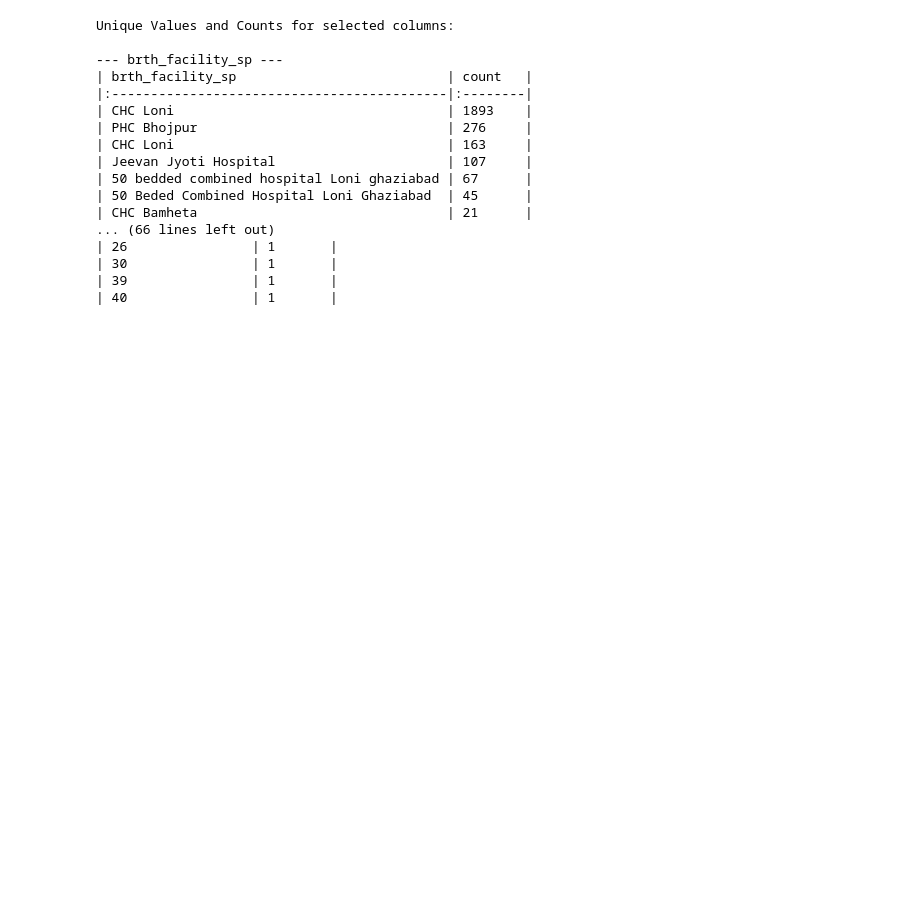
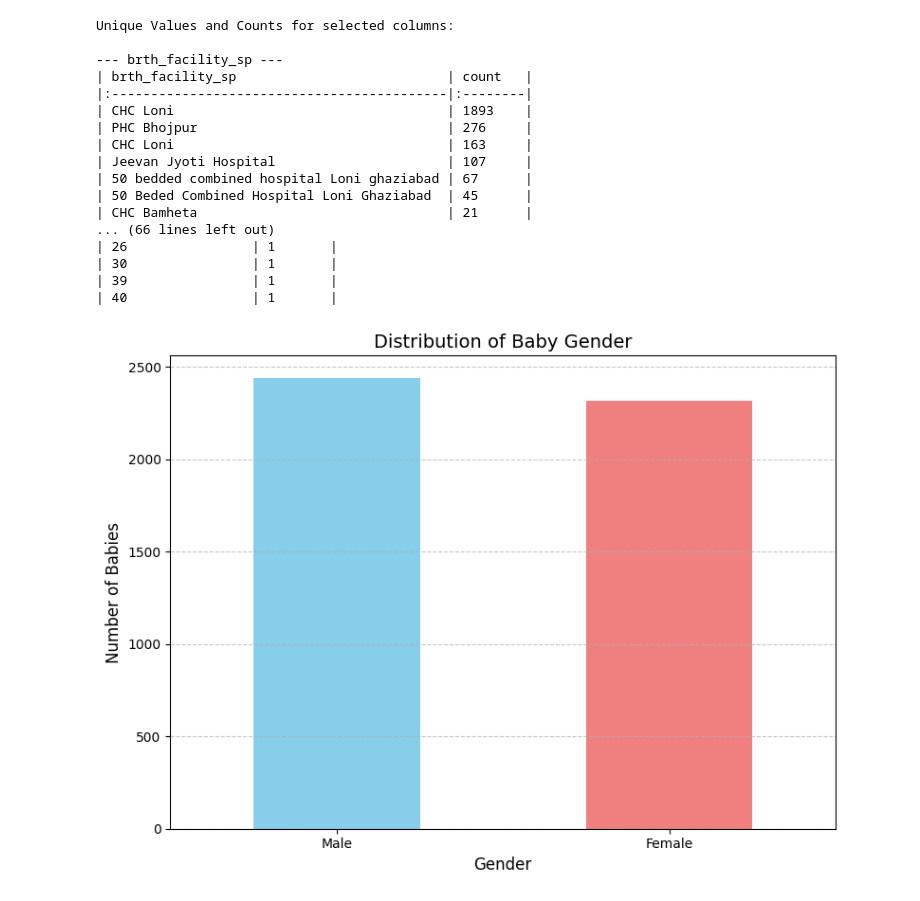
Before and after one commit to vish-cel/quantitative_analysis_ikmc, a Jupyter notebook: quantitative_analysis_ikmc_birthing_form.ipynb, the cells around one changed output. Saved outputs shown, nothing was run; the diff lists cells and outputs as text; code cells hidden in the pictures; blank space fills up the shorter version.

Commit message:
added charts

```diff
--- a/quantitative_analysis_ikmc_birthing_form.ipynb
+++ b/quantitative_analysis_ikmc_birthing_form.ipynb
@@ -134,3 +135,6 @@ Unique Values and Counts for selected columns:
 | 30                | 1       |
 | 39                | 1       |
 | 40                | 1       |
+# %%
+# Load the previously saved mapped data
+df_mapped_birthing = pd.read_csv(r"C:\Users\CEL\Desktop\Quantitative Analysis\iKMC\Birthing_Form_Mapped_Data.csv")
@@ -136,0 +176,15 @@ Unique Values and Counts for selected columns:
+# %%
+# --- Plotting ---
+
+# Chart 1: Bar Chart - Distribution of Baby Gender (brth_bsex_1)
+plt.figure(figsize=(8, 6))
+df_mapped_birthing_cleaned['brth_bsex_1'].value_counts().plot(kind='bar', color=['skyblue', 'lightcoral'])
+plt.title('Distribution of Baby Gender', fontsize=14)
+plt.xlabel('Gender', fontsize=12)
+plt.ylabel('Number of Babies', fontsize=12)
+plt.xticks(rotation=0)
+plt.grid(axis='y', linestyle='--', alpha=0.7)
+plt.tight_layout()
+plt.savefig('baby_gender_distribution.png')
+# %% [output]
+[figure, added]
```
Also changed, not shown: parts of 5 cells of this notebook.
